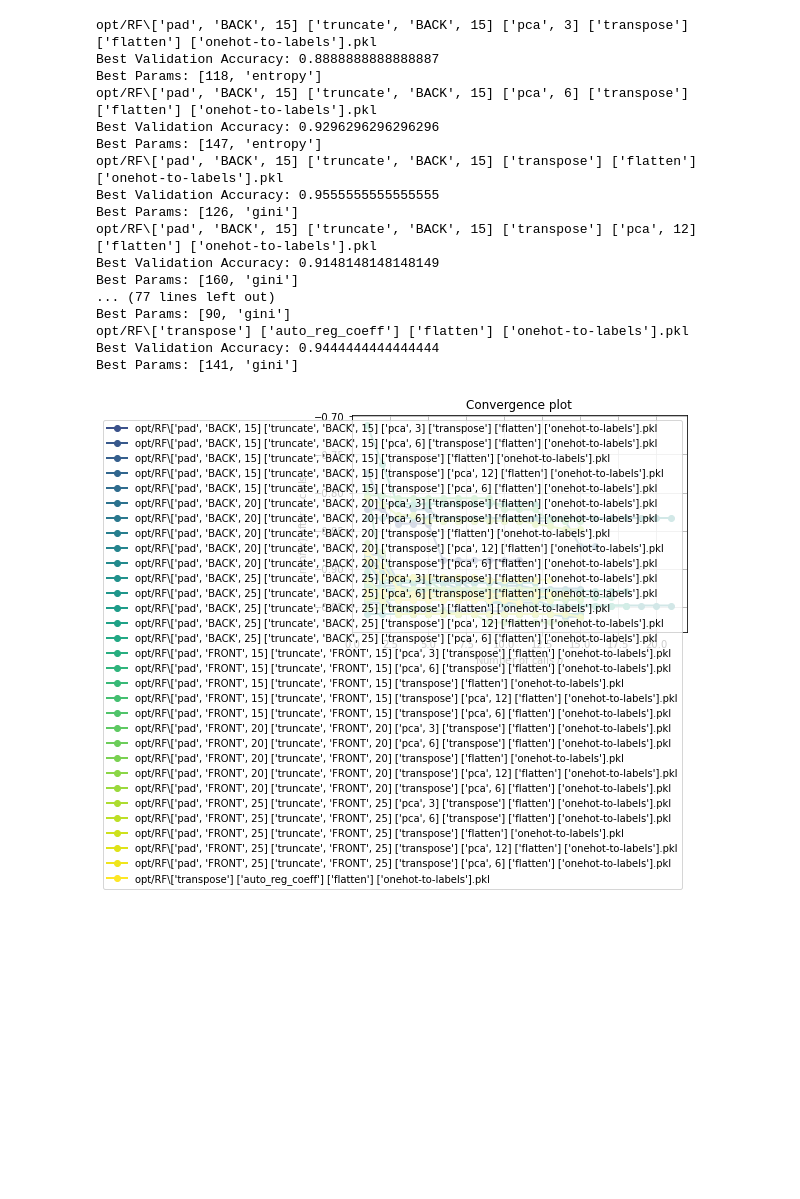
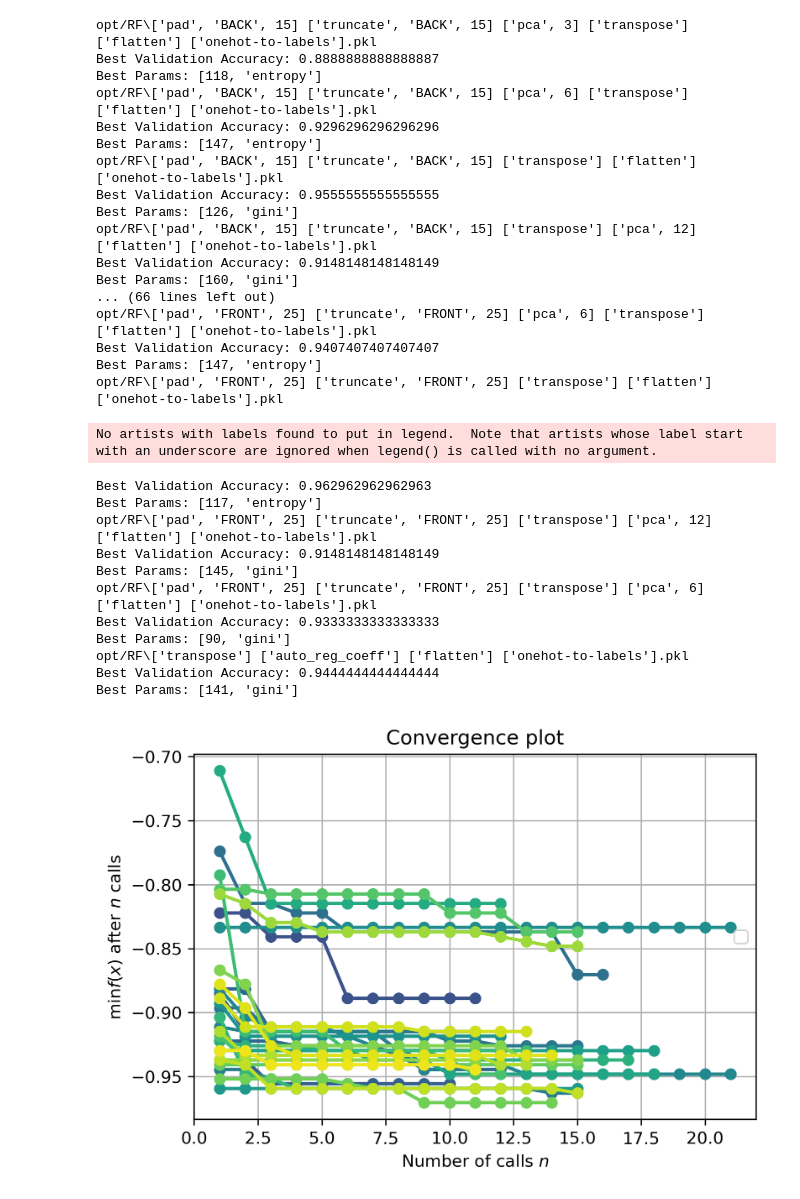
Before and after one commit to Robin1711/ML-group40-JapaneseSpeakerClassification, a Jupyter notebook: optimisation_results.ipynb, the cells around one changed output. Cells and saved outputs as stored; diff of their text form; code cells hidden in the pictures; blank space fills up the shorter version.

Commit message:
better convergence plots

```diff
--- a/optimisation_results.ipynb
+++ b/optimisation_results.ipynb
@@ -1,38 +1,52 @@
 # %%
+import matplotlib.pyplot as plt
 import skopt
 import pickle
 from skopt import plots
 from glob import glob
 
 folders=["RF"]#"BC", "DTC", "ESN", "KNN", "RF",
 for folder in folders:
     result_files = glob("opt/"+folder+"/*")
     res = []
     for result_file in result_files:
         print(result_file)
         results = skopt.load(result_file)
         print('Best Validation Accuracy: {}'.format(-1.0 * results.fun))
         print('Best Params: {}'.format(results.x))
         res.append((result_file, results))
-    plots.plot_convergence(*res)
+    fig, ax = plt.subplots(dpi=300)
+    plots.plot_convergence(*res, ax.legend(loc=7, numpoints=1))
 # %% [output]
 opt/RF\['pad', 'BACK', 15] ['truncate', 'BACK', 15] ['pca', 3] ['transpose'] ['flatten'] ['onehot-to-labels'].pkl
 Best Validation Accuracy: 0.8888888888888887
 Best Params: [118, 'entropy']
 opt/RF\['pad', 'BACK', 15] ['truncate', 'BACK', 15] ['pca', 6] ['transpose'] ['flatten'] ['onehot-to-labels'].pkl
 Best Validation Accuracy: 0.9296296296296296
 Best Params: [147, 'entropy']
 opt/RF\['pad', 'BACK', 15] ['truncate', 'BACK', 15] ['transpose'] ['flatten'] ['onehot-to-labels'].pkl
 Best Validation Accuracy: 0.9555555555555555
 Best Params: [126, 'gini']
 opt/RF\['pad', 'BACK', 15] ['truncate', 'BACK', 15] ['transpose'] ['pca', 12] ['flatten'] ['onehot-to-labels'].pkl
 Best Validation Accuracy: 0.9148148148148149
 Best Params: [160, 'gini']
-... (77 lines left out)
-Best Params: [90, 'gini']
-opt/RF\['transpose'] ['auto_reg_coeff'] ['flatten'] ['onehot-to-labels'].pkl
-Best Validation Accuracy: 0.9444444444444444
-Best Params: [141, 'gini']
+... (66 lines left out)
+opt/RF\['pad', 'FRONT', 25] ['truncate', 'FRONT', 25] ['pca', 6] ['transpose'] ['flatten'] ['onehot-to-labels'].pkl
+Best Validation Accuracy: 0.9407407407407407
+Best Params: [147, 'entropy']
+opt/RF\['pad', 'FRONT', 25] ['truncate', 'FRONT', 25] ['transpose'] ['flatten'] ['onehot-to-labels'].pkl
+No artists with labels found to put in legend.  Note that artists whose label start with an underscore are ignored when legend() is called with no argument.
+Best Validation Accuracy: 0.962962962962963
+Best Params: [117, 'entropy']
+opt/RF\['pad', 'FRONT', 25] ['truncate', 'FRONT', 25] ['transpose'] ['pca', 12] ['flatten'] ['onehot-to-labels'].pkl
+Best Validation Accuracy: 0.9148148148148149
+Best Params: [145, 'gini']
+opt/RF\['pad', 'FRONT', 25] ['truncate', 'FRONT', 25] ['transpose'] ['pca', 6] ['flatten'] ['onehot-to-labels'].pkl
+Best Validation Accuracy: 0.9333333333333333
+Best Params: [90, 'gini']
+opt/RF\['transpose'] ['auto_reg_coeff'] ['flatten'] ['onehot-to-labels'].pkl
+Best Validation Accuracy: 0.9444444444444444
+Best Params: [141, 'gini']
-[figure, old version]
+[figure, new version]
 # %%
 #get hyper params
```
